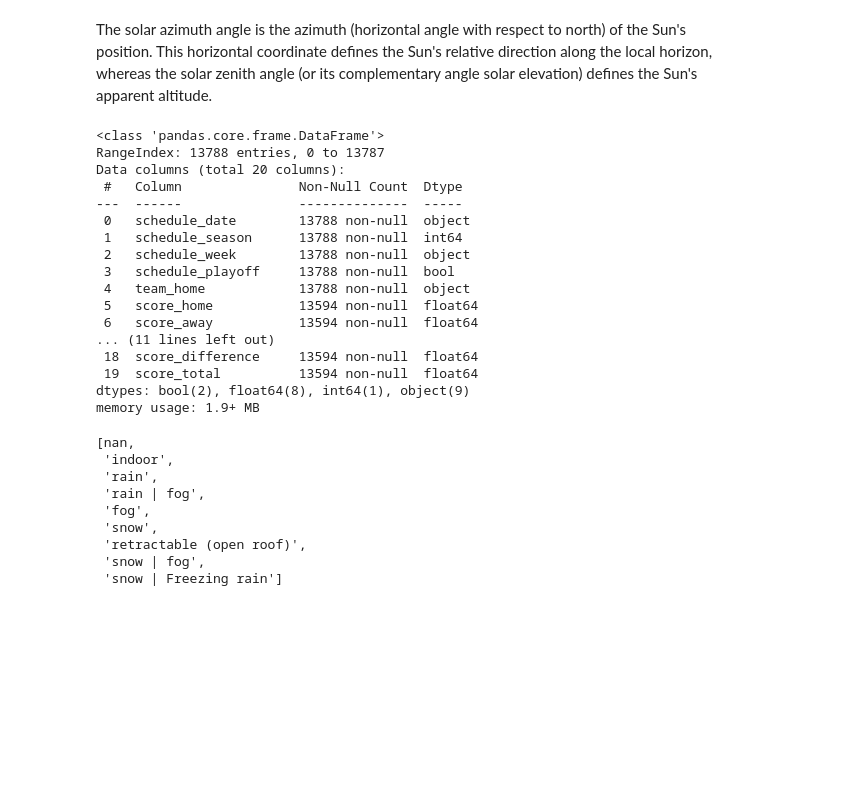
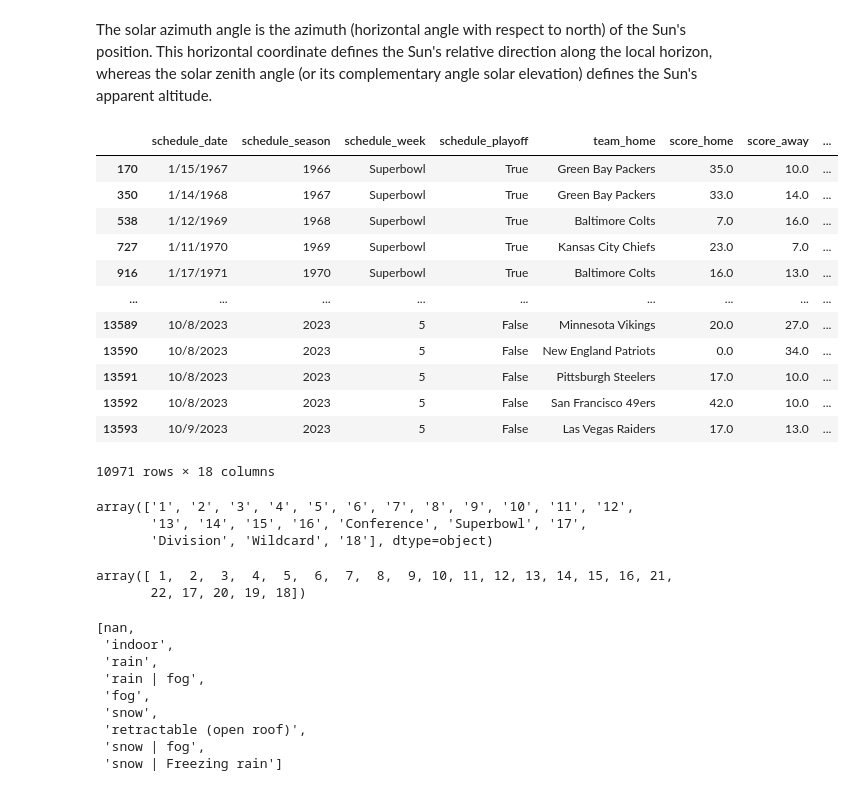
Before and after one commit to AMersman/capstone_NFL, a Jupyter notebook: Data Collection_NFL.ipynb, the cells around one changed output. Saved outputs shown, nothing was run; the diff lists cells and outputs as text; code cells hidden in the pictures; blank space fills up the shorter version.

```diff
--- a/Data Collection_NFL.ipynb
+++ b/Data Collection_NFL.ipynb
@@ -134,20 +156,26 @@ games['score_total'] = games['score_away'] + games['score_home']
-# %%
-games.info()
-# %% [output]
-<class 'pandas.core.frame.DataFrame'>
-RangeIndex: 13788 entries, 0 to 13787
-Data columns (total 20 columns):
- #   Column               Non-Null Count  Dtype
----  ------               --------------  -----
- 0   schedule_date        13788 non-null  object
- 1   schedule_season      13788 non-null  int64
- 2   schedule_week        13788 non-null  object
- 3   schedule_playoff     13788 non-null  bool
- 4   team_home            13788 non-null  object
- 5   score_home           13594 non-null  float64
- 6   score_away           13594 non-null  float64
-... (11 lines left out)
- 18  score_difference     13594 non-null  float64
- 19  score_total          13594 non-null  float64
-dtypes: bool(2), float64(8), int64(1), object(9)
-memory usage: 1.9+ MB
+# %%
+'''Change team_favorite_id to full name to match the team_home and team_away columns'''
+games['team_favorite_id'] = games.team_favorite_id.map(teams.set_index('team_id')['team_name'].to_dict())
+# %%
+'''Verify changes'''
+games[games['team_favorite_id'].notnull()]
+# %% [output]
+|  | schedule_date | schedule_season | schedule_week | schedule_playoff | team_home | score_home | score_away | ... |
+| 170 | 1/15/1967 | 1966 | Superbowl | True | Green Bay Packers | 35.0 | 10.0 | ... |
+| 350 | 1/14/1968 | 1967 | Superbowl | True | Green Bay Packers | 33.0 | 14.0 | ... |
+| 538 | 1/12/1969 | 1968 | Superbowl | True | Baltimore Colts | 7.0 | 16.0 | ... |
+| 727 | 1/11/1970 | 1969 | Superbowl | True | Kansas City Chiefs | 23.0 | 7.0 | ... |
+| 916 | 1/17/1971 | 1970 | Superbowl | True | Baltimore Colts | 16.0 | 13.0 | ... |
+| ... | ... | ... | ... | ... | ... | ... | ... | ... |
+| 13589 | 10/8/2023 | 2023 | 5 | False | Minnesota Vikings | 20.0 | 27.0 | ... |
+| 13590 | 10/8/2023 | 2023 | 5 | False | New England Patriots | 0.0 | 34.0 | ... |
+| 13591 | 10/8/2023 | 2023 | 5 | False | Pittsburgh Steelers | 17.0 | 10.0 | ... |
+| 13592 | 10/8/2023 | 2023 | 5 | False | San Francisco 49ers | 42.0 | 10.0 | ... |
+| 13593 | 10/9/2023 | 2023 | 5 | False | Las Vegas Raiders | 17.0 | 13.0 | ... |
+10971 rows × 18 columns
+# %%
+games.schedule_week.unique()
+# %% [output]
+array(['1', '2', '3', '4', '5', '6', '7', '8', '9', '10', '11', '12',
+       '13', '14', '15', '16', 'Conference', 'Superbowl', '17',
+       'Division', 'Wildcard', '18'], dtype=object)
@@ -153,0 +197,5 @@ memory usage: 1.9+ MB
+# %%
+games.schedule_week.unique()
+# %% [output]
+array([ 1,  2,  3,  4,  5,  6,  7,  8,  9, 10, 11, 12, 13, 14, 15, 16, 21,
+       22, 17, 20, 19, 18])
```
Also changed, not shown: parts of 39 cells of this notebook, 44 other files.
